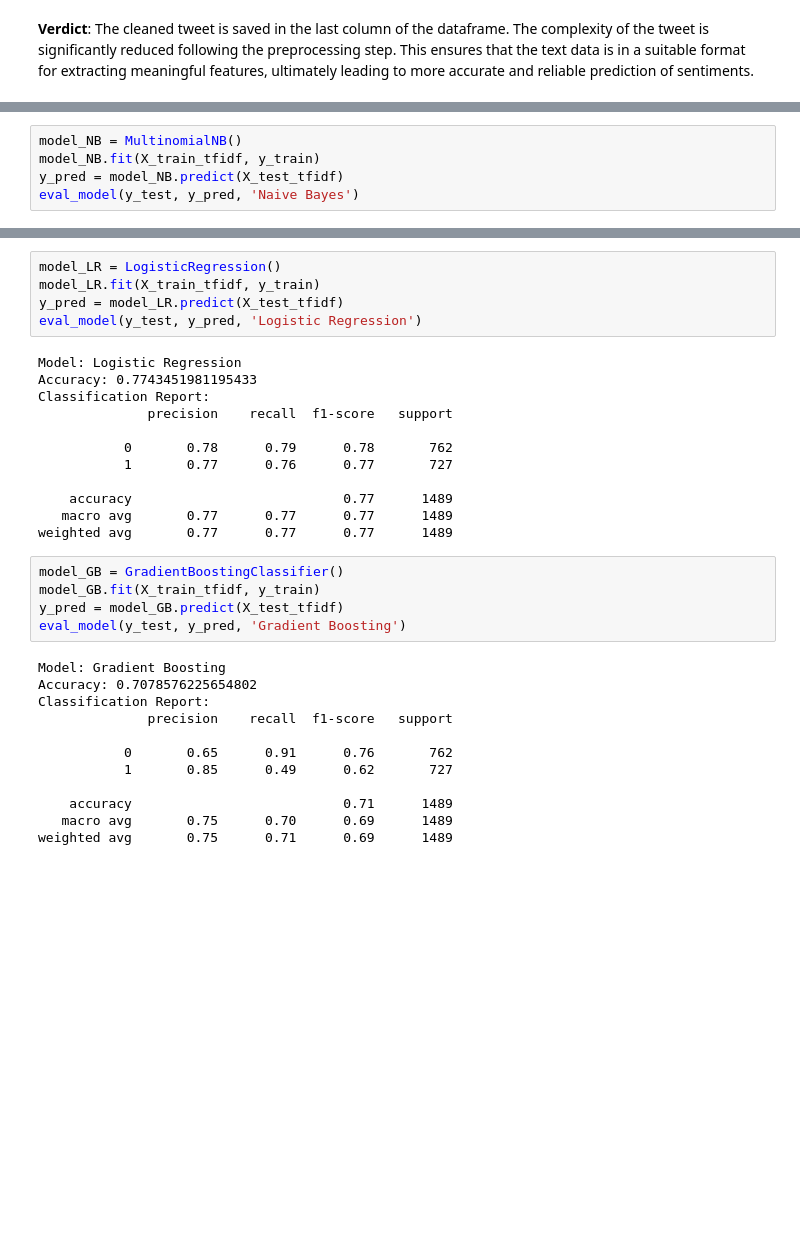
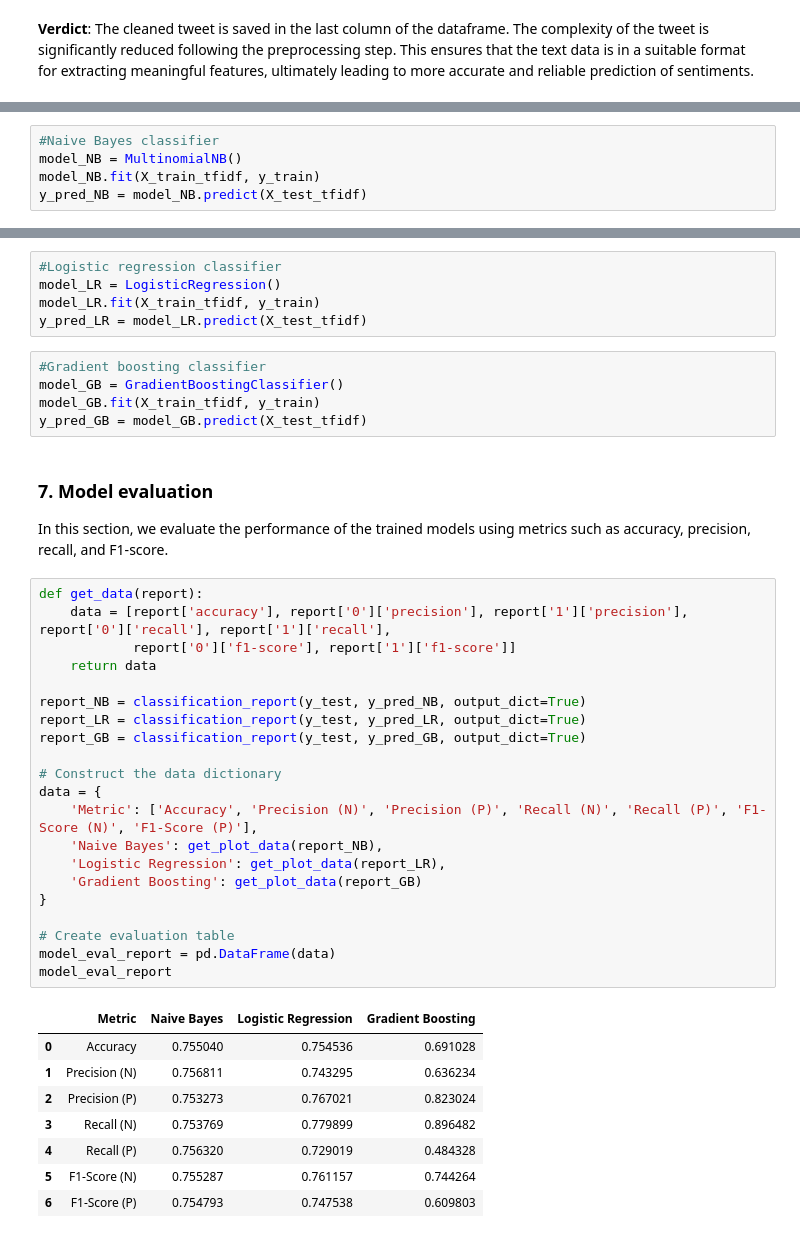
Before and after one commit to ankitskr/Sentiment_Analysis, a Jupyter notebook: Twitter_Sentiment_Analysis.ipynb, the cells around one changed output, grey strips where cells are left out. Drawn from its saved outputs; the diff is of its cells as text; blank space fills up the shorter version.

```diff
--- a/Twitter_Sentiment_Analysis.ipynb
+++ b/Twitter_Sentiment_Analysis.ipynb
@@ -247,5 +246,5 @@ def eval_model(y_test, y_pred, ModelName):
 # %%
+#Naive Bayes classifier
 model_NB = MultinomialNB()
 model_NB.fit(X_train_tfidf, y_train)
-y_pred = model_NB.predict(X_test_tfidf)
-eval_model(y_test, y_pred, 'Naive Bayes')
+y_pred_NB = model_NB.predict(X_test_tfidf)
@@ -264,34 +251,43 @@ weighted avg       0.76      0.76      0.76      1489
 # %%
+#Logistic regression classifier
 model_LR = LogisticRegression()
 model_LR.fit(X_train_tfidf, y_train)
-y_pred = model_LR.predict(X_test_tfidf)
-eval_model(y_test, y_pred, 'Logistic Regression')
+y_pred_LR = model_LR.predict(X_test_tfidf)
-# %% [output]
-Model: Logistic Regression
-Accuracy: 0.7743451981195433
-Classification Report:
-              precision    recall  f1-score   support
-
-           0       0.78      0.79      0.78       762
-           1       0.77      0.76      0.77       727
-
-    accuracy                           0.77      1489
-   macro avg       0.77      0.77      0.77      1489
-weighted avg       0.77      0.77      0.77      1489
 # %%
+#Gradient boosting classifier
 model_GB = GradientBoostingClassifier()
 model_GB.fit(X_train_tfidf, y_train)
-y_pred = model_GB.predict(X_test_tfidf)
-eval_model(y_test, y_pred, 'Gradient Boosting')
+y_pred_GB = model_GB.predict(X_test_tfidf)
-# %% [output]
-Model: Gradient Boosting
-Accuracy: 0.7078576225654802
-Classification Report:
-              precision    recall  f1-score   support
-
-           0       0.65      0.91      0.76       762
-           1       0.85      0.49      0.62       727
-
-    accuracy                           0.71      1489
-   macro avg       0.75      0.70      0.69      1489
-weighted avg       0.75      0.71      0.69      1489
+# %% [markdown]
+### 7. Model evaluation
+In this section, we evaluate the performance of the trained models using metrics such as accuracy, precision, recall, and F1-score.
+# %%
+def get_data(report):
+    data = [report['accuracy'], report['0']['precision'], report['1']['precision'], report['0']['recall'], report['1']['recall'],
+            report['0']['f1-score'], report['1']['f1-score']]
+    return data
+
+report_NB = classification_report(y_test, y_pred_NB, output_dict=True)
+report_LR = classification_report(y_test, y_pred_LR, output_dict=True)
+report_GB = classification_report(y_test, y_pred_GB, output_dict=True)
+
+# Construct the data dictionary
+data = {
+    'Metric': ['Accuracy', 'Precision (N)', 'Precision (P)', 'Recall (N)', 'Recall (P)', 'F1-Score (N)', 'F1-Score (P)'],
+    'Naive Bayes': get_plot_data(report_NB),
+    'Logistic Regression': get_plot_data(report_LR),
+    'Gradient Boosting': get_plot_data(report_GB)
+}
+
+# Create evaluation table
+model_eval_report = pd.DataFrame(data)
+model_eval_report
+# %% [output]
+|  | Metric | Naive Bayes | Logistic Regression | Gradient Boosting |
+| 0 | Accuracy | 0.755040 | 0.754536 | 0.691028 |
+| 1 | Precision (N) | 0.756811 | 0.743295 | 0.636234 |
+| 2 | Precision (P) | 0.753273 | 0.767021 | 0.823024 |
+| 3 | Recall (N) | 0.753769 | 0.779899 | 0.896482 |
+| 4 | Recall (P) | 0.756320 | 0.729019 | 0.484328 |
+| 5 | F1-Score (N) | 0.755287 | 0.761157 | 0.744264 |
+| 6 | F1-Score (P) | 0.754793 | 0.747538 | 0.609803 |
```
Also changed, not shown: parts of 22 cells of this notebook.
